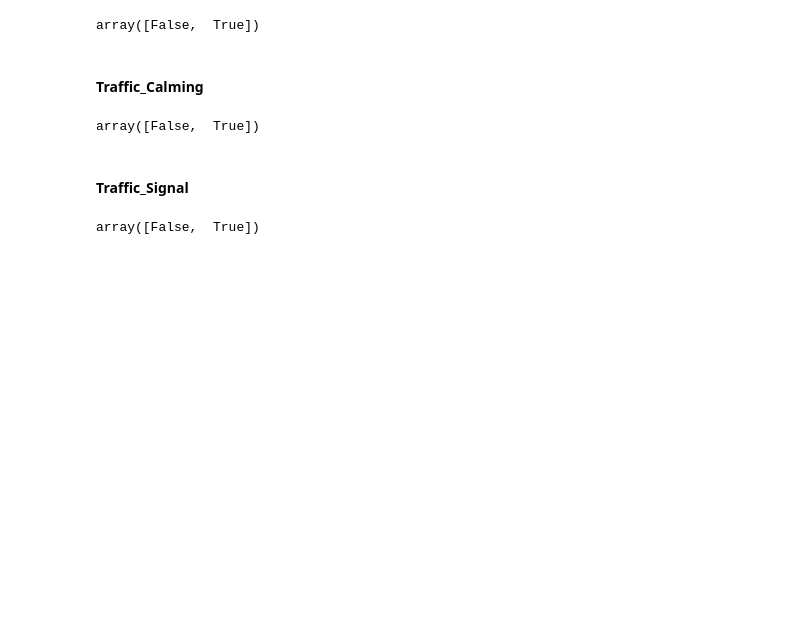
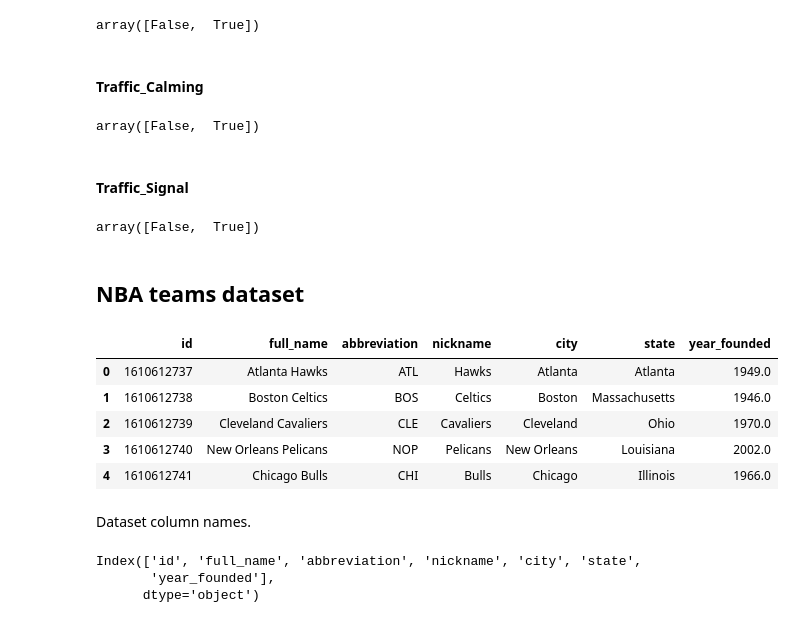
Before and after one commit to xShiron/ipai-10, a Jupyter notebook: dataset_chracterization.ipynb, the cells around one changed output. Drawn from its saved outputs; the diff is of its cells as text; code cells hidden in the pictures; blank space fills up the shorter version.

```diff
--- a/dataset_chracterization.ipynb
+++ b/dataset_chracterization.ipynb
@@ -8,6 +8,7 @@ Dataset imports:
 nba = pd.read_csv("./Datasets/nba_elo.csv")
 pollution = pd.read_csv("./Datasets/pollution_2000_2023.csv", index_col=[0])
 us_accidents = pd.read_csv("./Datasets/US_Accidents_March23.csv")
+nba_teams = pd.read_csv("./Datasets/team.csv")
 # %% [markdown]
 # Identification of the columns
 # %% [markdown]
@@ -672,3 +707,22 @@ array([False,  True])
 pd.Series(us_accidents["Traffic_Signal"]).unique()
 # %% [output]
 array([False,  True])
+# %% [markdown]
+## NBA teams dataset
+# %%
+nba_teams.head()
+# %% [output]
+|  | id | full_name | abbreviation | nickname | city | state | year_founded |
+| 0 | 1610612737 | Atlanta Hawks | ATL | Hawks | Atlanta | Atlanta | 1949.0 |
+| 1 | 1610612738 | Boston Celtics | BOS | Celtics | Boston | Massachusetts | 1946.0 |
+| 2 | 1610612739 | Cleveland Cavaliers | CLE | Cavaliers | Cleveland | Ohio | 1970.0 |
+| 3 | 1610612740 | New Orleans Pelicans | NOP | Pelicans | New Orleans | Louisiana | 2002.0 |
+| 4 | 1610612741 | Chicago Bulls | CHI | Bulls | Chicago | Illinois | 1966.0 |
+# %% [markdown]
+Dataset column names.
+# %%
+nba_teams.columns
+# %% [output]
+Index(['id', 'full_name', 'abbreviation', 'nickname', 'city', 'state',
+       'year_founded'],
+      dtype='object')
```
Also changed, not shown: parts of 14 cells of this notebook, 12 other files.
